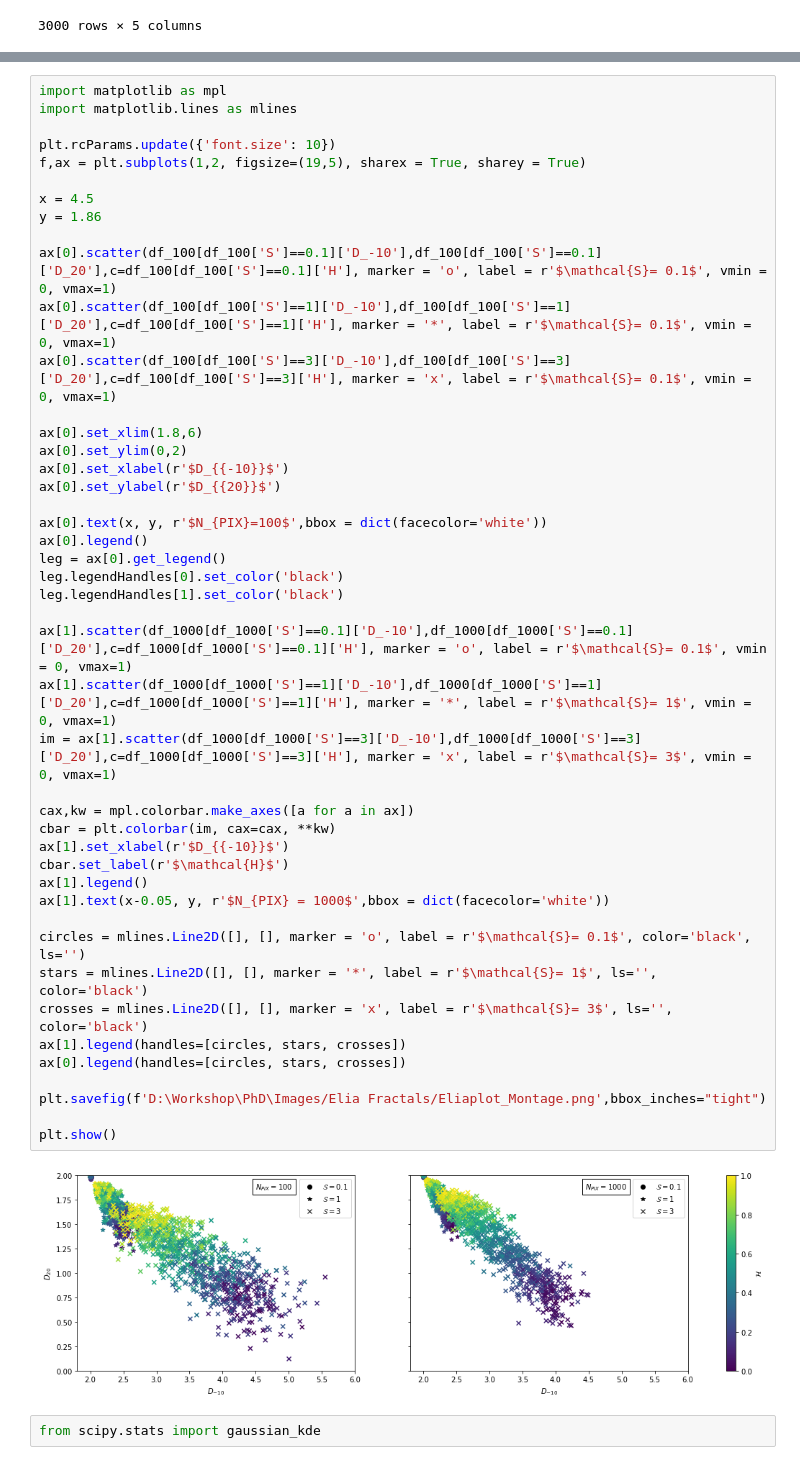
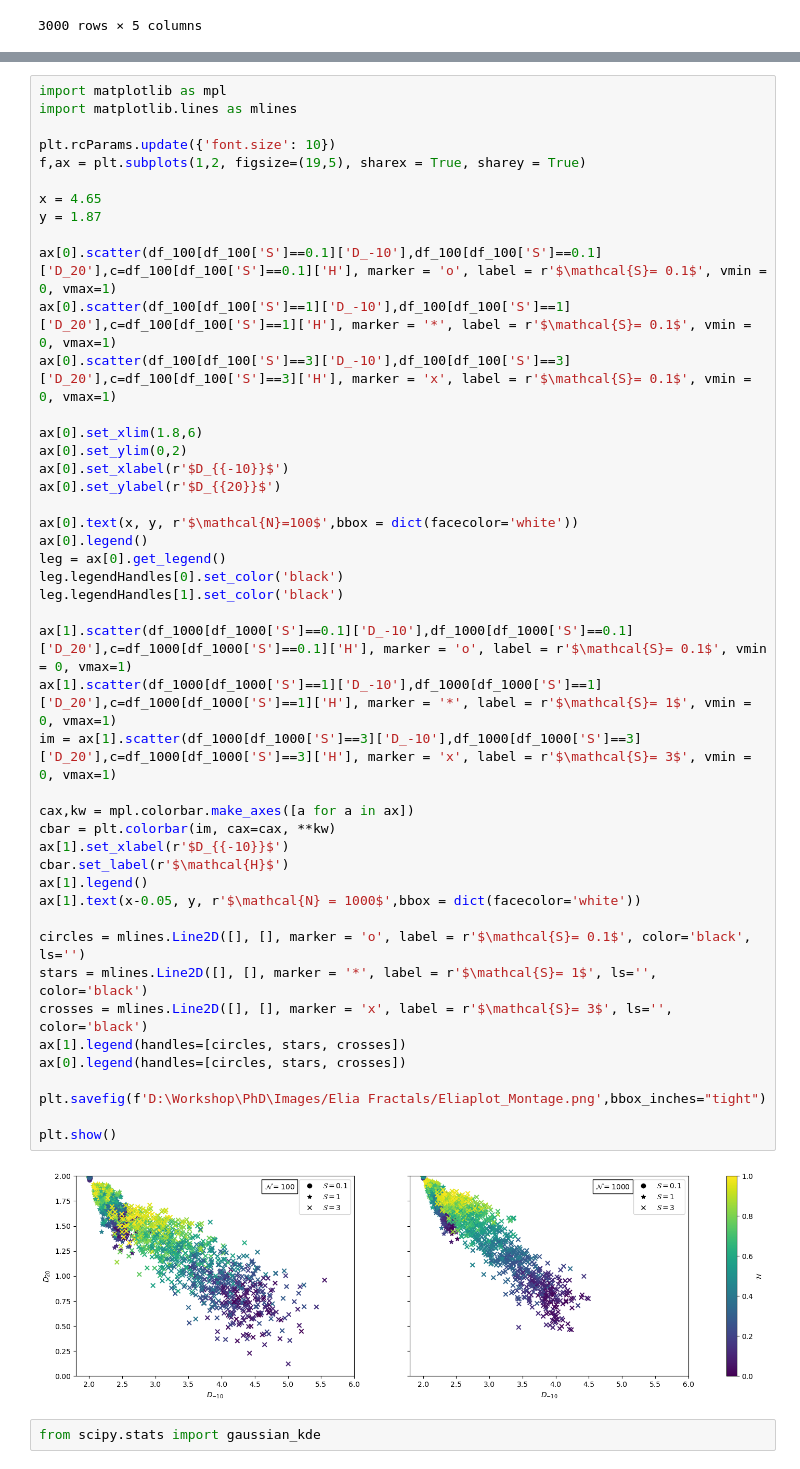
Before and after one commit to MBates92/HGCNN, a Jupyter notebook: Figure 10 - Multifractal.ipynb, the cells around one changed output, grey strips where cells are left out. Drawn from its saved outputs; the diff is of its cells as text.

```diff
--- a/Figure 10 - Multifractal.ipynb
+++ b/Figure 10 - Multifractal.ipynb
@@ -173,8 +170,8 @@ import matplotlib.lines as mlines
 plt.rcParams.update({'font.size': 10})
 f,ax = plt.subplots(1,2, figsize=(19,5), sharex = True, sharey = True)
 
-x = 4.5
-y = 1.86
+x = 4.65
+y = 1.87
 
 ax[0].scatter(df_100[df_100['S']==0.1]['D_-10'],df_100[df_100['S']==0.1]['D_20'],c=df_100[df_100['S']==0.1]['H'], marker = 'o', label = r'$\mathcal{S}= 0.1$', vmin = 0, vmax=1)
 ax[0].scatter(df_100[df_100['S']==1]['D_-10'],df_100[df_100['S']==1]['D_20'],c=df_100[df_100['S']==1]['H'], marker = '*', label = r'$\mathcal{S}= 0.1$', vmin = 0, vmax=1)
@@ -183,36 +180,36 @@ ax[0].scatter(df_100[df_100['S']==3]['D_-10'],df_100[df_100['S']==3]['D_20'],c=d
 ax[0].set_xlim(1.8,6)
 ax[0].set_ylim(0,2)
 ax[0].set_xlabel(r'$D_{{-10}}$')
 ax[0].set_ylabel(r'$D_{{20}}$')
 
-ax[0].text(x, y, r'$N_{PIX}=100$',bbox = dict(facecolor='white'))
+ax[0].text(x, y, r'$\mathcal{N}=100$',bbox = dict(facecolor='white'))
 ax[0].legend()
 leg = ax[0].get_legend()
 leg.legendHandles[0].set_color('black')
 leg.legendHandles[1].set_color('black')
 
 ax[1].scatter(df_1000[df_1000['S']==0.1]['D_-10'],df_1000[df_1000['S']==0.1]['D_20'],c=df_1000[df_1000['S']==0.1]['H'], marker = 'o', label = r'$\mathcal{S}= 0.1$', vmin = 0, vmax=1)
 ax[1].scatter(df_1000[df_1000['S']==1]['D_-10'],df_1000[df_1000['S']==1]['D_20'],c=df_1000[df_1000['S']==1]['H'], marker = '*', label = r'$\mathcal{S}= 1$', vmin = 0, vmax=1)
 im = ax[1].scatter(df_1000[df_1000['S']==3]['D_-10'],df_1000[df_1000['S']==3]['D_20'],c=df_1000[df_1000['S']==3]['H'], marker = 'x', label = r'$\mathcal{S}= 3$', vmin = 0, vmax=1)
 
 cax,kw = mpl.colorbar.make_axes([a for a in ax])
 cbar = plt.colorbar(im, cax=cax, **kw)
 ax[1].set_xlabel(r'$D_{{-10}}$')
 cbar.set_label(r'$\mathcal{H}$')
 ax[1].legend()
-ax[1].text(x-0.05, y, r'$N_{PIX} = 1000$',bbox = dict(facecolor='white'))
+ax[1].text(x-0.05, y, r'$\mathcal{N} = 1000$',bbox = dict(facecolor='white'))
 
 circles = mlines.Line2D([], [], marker = 'o', label = r'$\mathcal{S}= 0.1$', color='black', ls='')
 stars = mlines.Line2D([], [], marker = '*', label = r'$\mathcal{S}= 1$', ls='', color='black')
 crosses = mlines.Line2D([], [], marker = 'x', label = r'$\mathcal{S}= 3$', ls='', color='black')
 ax[1].legend(handles=[circles, stars, crosses])
 ax[0].legend(handles=[circles, stars, crosses])
 
 plt.savefig(f'D:\Workshop\PhD\Images/Elia Fractals/Eliaplot_Montage.png',bbox_inches="tight")
 
 plt.show()
 # %% [output]
-[figure, old version]
+[figure, new version]
 # %%
 from scipy.stats import gaussian_kde
 # %%
```
Also changed, not shown: parts of 3 cells of this notebook, 7 other files.
